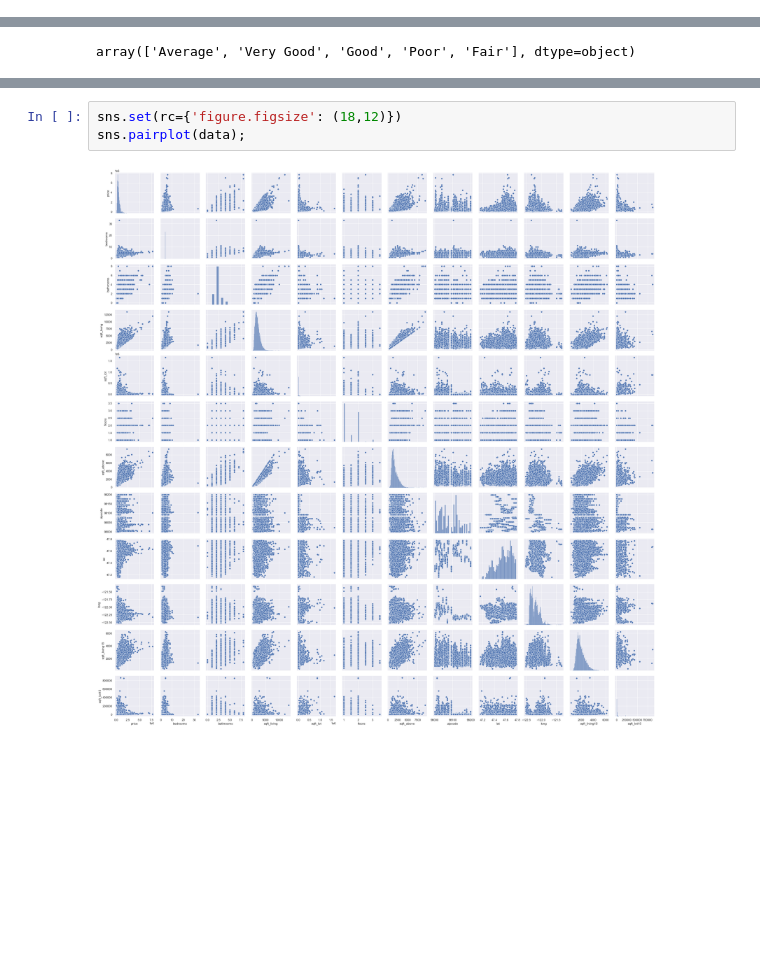
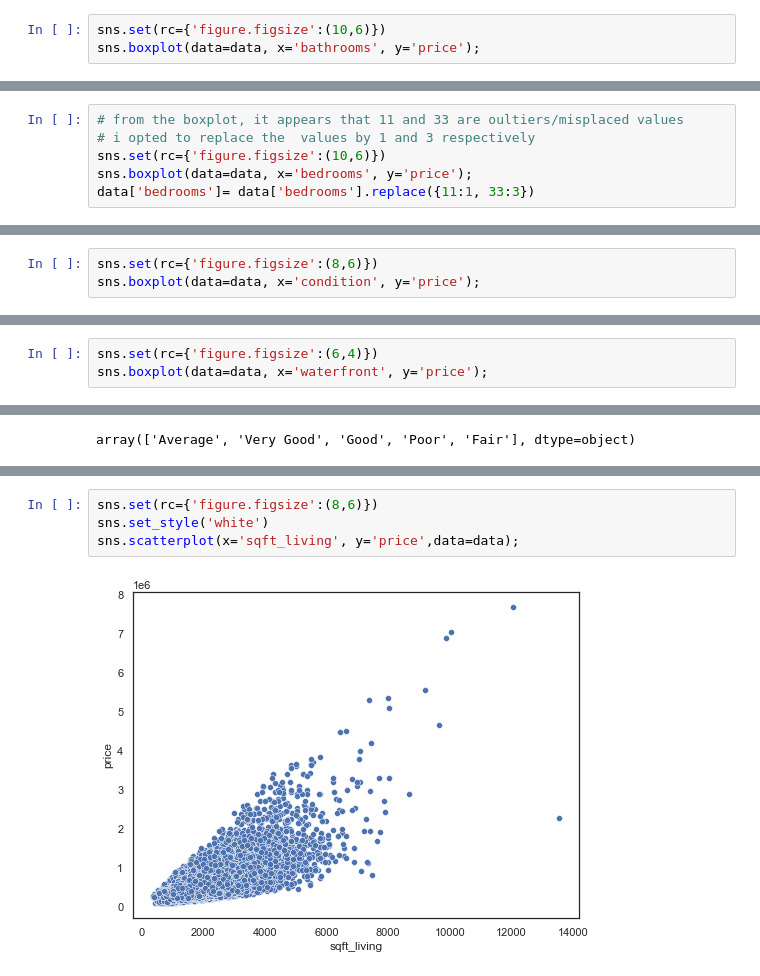
Before and after one commit to Opiyow/dsc-phase-2-project, a Jupyter notebook: PHASE 2 PROJECT.ipynb, the cells around one changed output, grey strips where cells are left out. Saved outputs shown, nothing was run; the diff lists cells and outputs as text; blank space fills up the shorter version.

```diff
--- a/PHASE 2 PROJECT.ipynb
+++ b/PHASE 2 PROJECT.ipynb
@@ -166,0 +252,3 @@ data = data.drop(columns = ['id', 'date'])
+# %%
+sns.set(rc={'figure.figsize':(10,6)})
+sns.boxplot(data=data, x='bathrooms', y='price');
@@ -166,0 +257,6 @@ data = data.drop(columns = ['id', 'date'])
+# %%
+# from the boxplot, it appears that 11 and 33 are oultiers/misplaced values
+# i opted to replace the  values by 1 and 3 respectively
+sns.set(rc={'figure.figsize':(10,6)})
+sns.boxplot(data=data, x='bedrooms', y='price');
+data['bedrooms']= data['bedrooms'].replace({11:1, 33:3})
@@ -166,0 +265,3 @@ data = data.drop(columns = ['id', 'date'])
+# %%
+sns.set(rc={'figure.figsize':(8,6)})
+sns.boxplot(data=data, x='condition', y='price');
@@ -166,0 +270,3 @@ data = data.drop(columns = ['id', 'date'])
+# %%
+sns.set(rc={'figure.figsize':(6,4)})
+sns.boxplot(data=data, x='waterfront', y='price');
@@ -191,5 +305,6 @@ data[['price','condition','grade']]
 # %%
-sns.set(rc={'figure.figsize': (18,12)})
-sns.pairplot(data);
+sns.set(rc={'figure.figsize':(8,6)})
+sns.set_style('white')
+sns.scatterplot(x='sqft_living', y='price',data=data);
 # %% [output]
-[figure, old version]
+[figure, new version]
```
Also changed, not shown: parts of 106 cells of this notebook.
